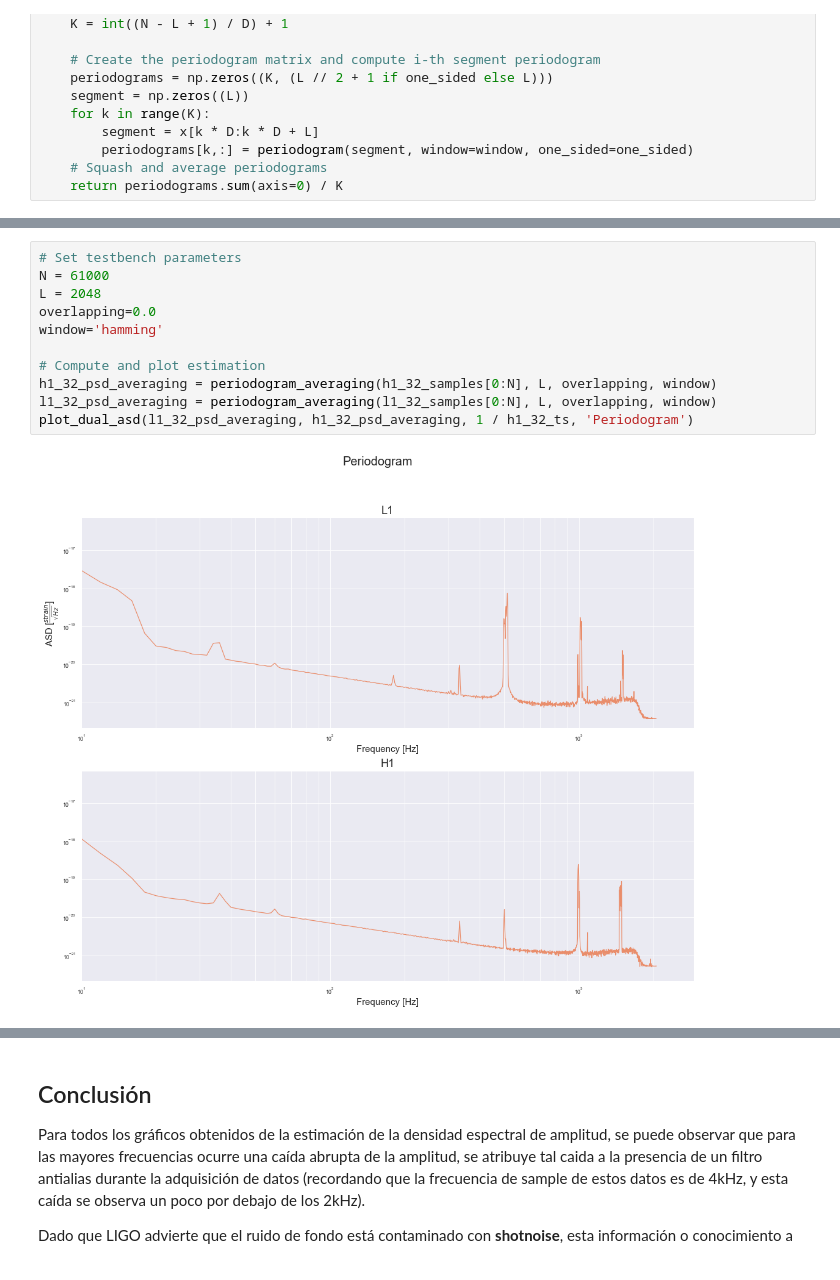
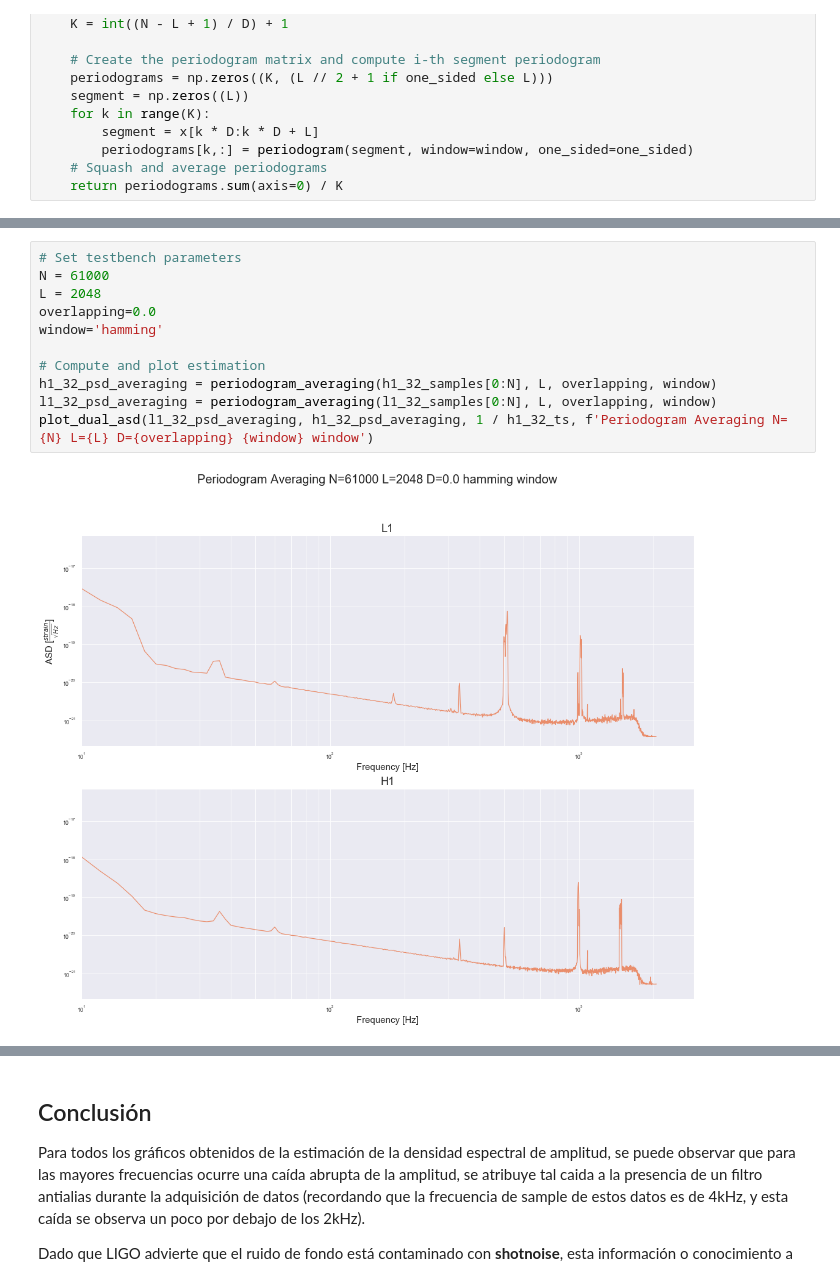
Before and after one commit to asp-image-dsp/asp-tp1, a Jupyter notebook: notebooks/report.ipynb, the cells around one changed output, grey strips where cells are left out. Drawn from its saved outputs; the diff is of its cells as text.

```diff
--- a/notebooks/report.ipynb
+++ b/notebooks/report.ipynb
@@ -477,16 +477,16 @@ plot_dual_asd(l1_32_psd_averaging[1:], h1_32_psd_averaging[1:], 1 / h1_32_ts, 'P
 # %%
 # Set testbench parameters
 N = 61000
 L = 2048
 overlapping=0.0
 window='hamming'
 
 # Compute and plot estimation
 h1_32_psd_averaging = periodogram_averaging(h1_32_samples[0:N], L, overlapping, window)
 l1_32_psd_averaging = periodogram_averaging(l1_32_samples[0:N], L, overlapping, window)
-plot_dual_asd(l1_32_psd_averaging, h1_32_psd_averaging, 1 / h1_32_ts, 'Periodogram')
+plot_dual_asd(l1_32_psd_averaging, h1_32_psd_averaging, 1 / h1_32_ts, f'Periodogram Averaging N={N} L={L} D={overlapping} {window} window')
 # %% [output]
-[figure, old version]
+[figure, new version]
 # %%
 # Set testbench parameters
 N = 61000
```
Also changed, not shown: parts of 33 cells of this notebook.
